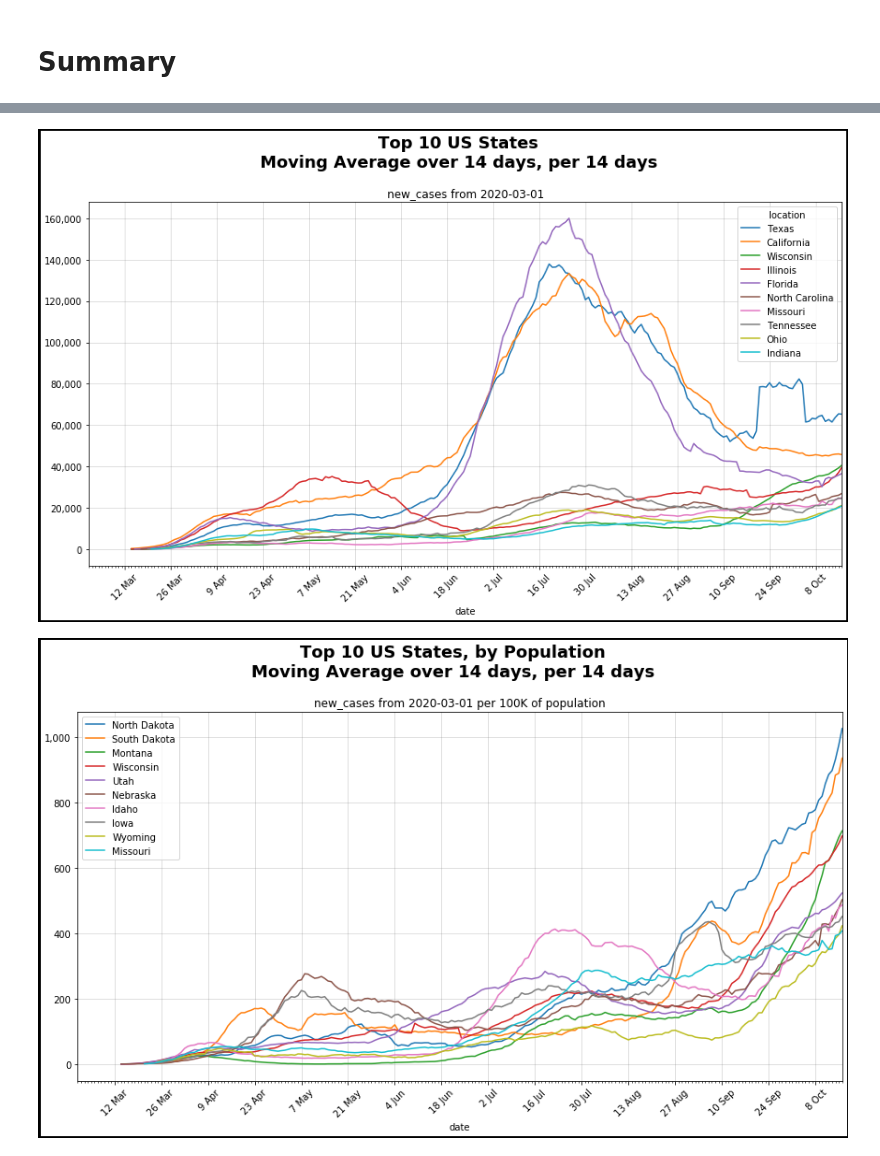
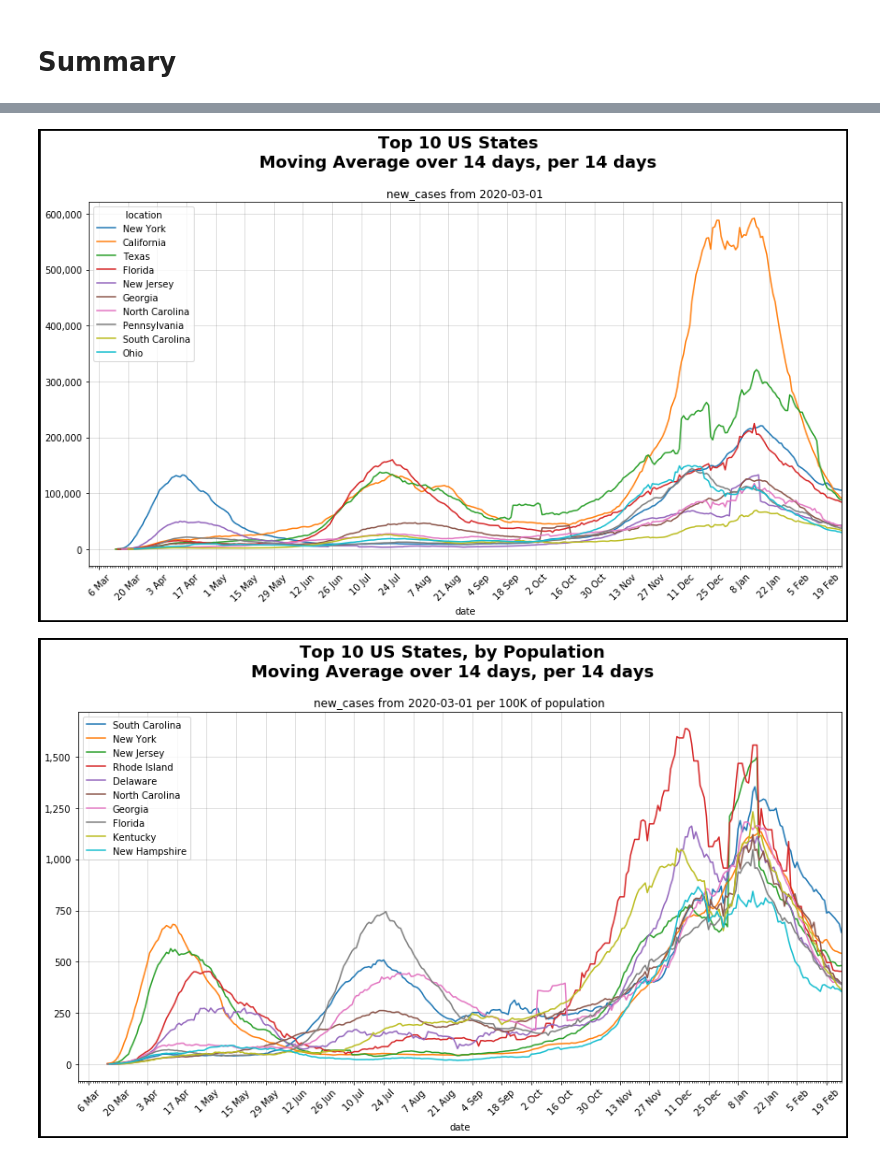
Before and after one commit to bakirl/covid19-tracker, a Jupyter notebook: covid19-v4.ipynb, the cells around one changed output, grey strips where cells are left out. Cells and saved outputs as stored; diff of their text form; code cells hidden in the pictures.

```diff
--- a/covid19-v4.ipynb
+++ b/covid19-v4.ipynb
@@ -20,7 +20,9 @@ import warnings
 warnings.filterwarnings('ignore')
 # %%
 # Download latest Covid 19 data
-world_df = pd.read_csv("https://covid.ourworldindata.org/data/ecdc/full_data.csv")
+# location changed at end of nov
+# world_df = pd.read_csv("https://covid.ourworldindata.org/data/ecdc/full_data.csv")
+world_df = pd.read_csv("https://raw.githubusercontent.com/owid/covid-19-data/master/public/data/owid-covid-data.csv")
 # df.date is a string, convert to a datetime object
 world_df['date'] = [datetime.strptime(date, '%Y-%m-%d') for date in world_df.date]
 
@@ -29,6 +31,10 @@ world_df['date'] = [datetime.strptime(date, '%Y-%m-%d') for date in world_df.dat
 pop_df = pd.read_csv("population.csv", skiprows=4)
 pop_df = pop_df.set_index('Country Name')
 pop_df = pop_df['2018'].dropna()
+# %%
+# change name of Czech Republic
+pop_df = pop_df.append(pd.Series([pop_df['Czech Republic']], index=['Czhechia']))
+#[pop_df['Country Name'] == 'Czech Republic']
 # %%
 # Default values
 values_def = 'new_cases'
@@ -254,10 +261,11 @@ covid_plot4(df=us_df, locations=[], rolling_window=7, world_strip=False)
 # %%
 # Ireland data by county
+#ie_df = pd.read_csv("https://opendata.arcgis.com/datasets/d9be85b30d7748b5b7c09450b8aede63_0.csv?outSR=%7B%22latestWkid%22%3A3857%2C%22wkid%22%3A102100%7D")
 ie_df = pd.read_csv("https://opendata.arcgis.com/datasets/d9be85b30d7748b5b7c09450b8aede63_0.csv?outSR=%7B%22latestWkid%22%3A3857%2C%22wkid%22%3A102100%7D")
 
 ie_df.rename(columns={'CountyName': 'location', 'ConfirmedCovidCases': 'total_cases', 'ConfirmedCovidDeaths': 'total_deaths'}, inplace=True)
-ie_df.drop(columns=['OBJECTID', 'ORIGID', 'IGEasting', 'IGNorthing', 'Lat', 'Long'], inplace=True)
-ie_df.drop(columns=['UGI', 'PopulationProportionCovidCases', 'ConfirmedCovidRecovered', 'Shape__Area', 'Shape__Length'], inplace=True)
+#ie_df.drop(columns=['OBJECTID', 'ORIGID', 'IGEasting', 'IGNorthing', 'Lat', 'Long'], inplace=True)
+#ie_df.drop(columns=['UGI', 'PopulationProportionCovidCases', 'ConfirmedCovidRecovered', 'SHAPE_Area', 'SHAPE_Length'], inplace=True)
 # add new columns for new cases and deaths and populate by calculating diff over the corresponding totals
 ie_df['new_cases'] = 0
 ie_df['new_deaths'] = 0
@@ -390,9 +457,9 @@ covid_plot1(rolling_window=14, mult=14, by_pop=True,
 covid_plot1(df=us_df, locations=[], world_strip=False, rolling_window=14, mult=14, suptitle='Top 10 US States')
 covid_plot1(df=us_df, pop=us_pop_df, by_pop=True, locations=[], world_strip=False, rolling_window=14, mult=14,
             suptitle='Top 10 US States')
-covid_plot1(rolling_window=14, mult=14,
-            locations=countries_eu27, suptitle="Top 10 Countries in EU27",
-            end=prev_date, by_pop=True)
+#covid_plot1(rolling_window=14, mult=14,
+#            locations=countries_eu27, suptitle="Top 10 Countries in EU27",
+#            end=prev_date, by_pop=True)
 covid_plot1(rolling_window=14, mult=14,
             locations=['Ireland'], suptitle="Ireland",
             by_pop=True)
@@ -414,2 +481,2 @@ covid_plot1(df=ie_df, pop=ie_pop_df, by_pop=True, locations=['Tipperary', 'Carlo
-[figure, old version]
+[figure, new version]
-[figure, old version]
+[figure, new version]
```
Also changed, not shown: parts of 16 cells of this notebook.
